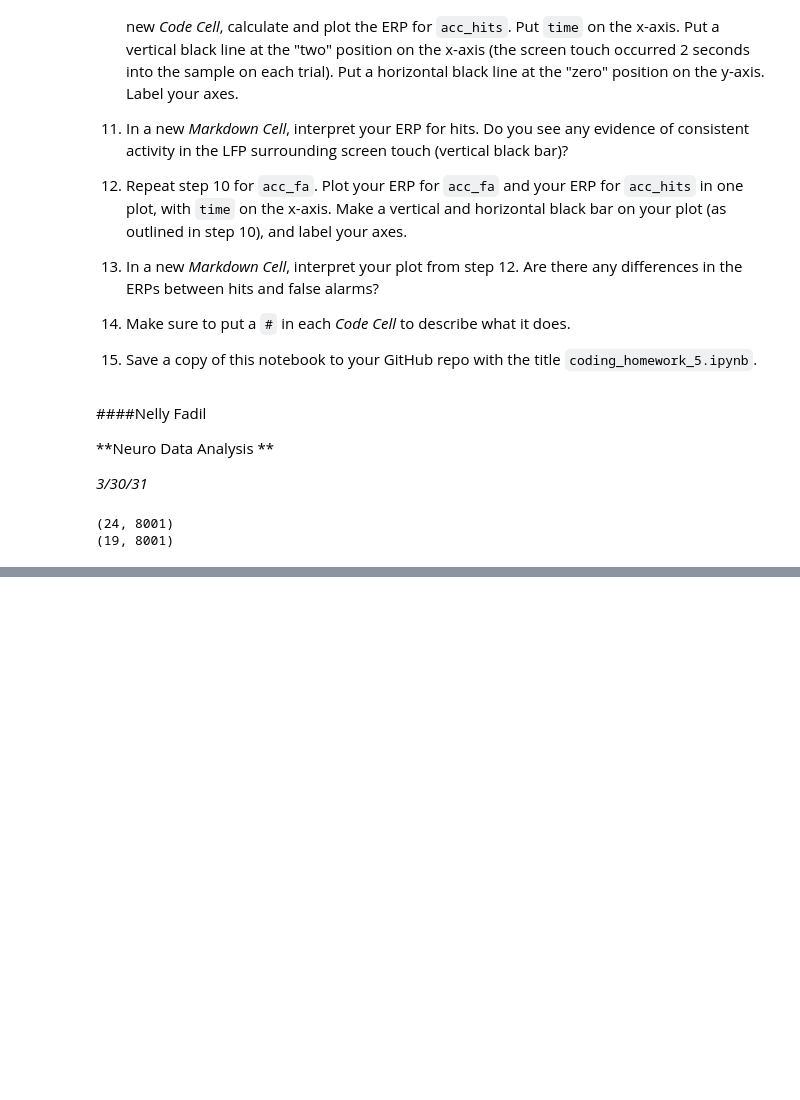
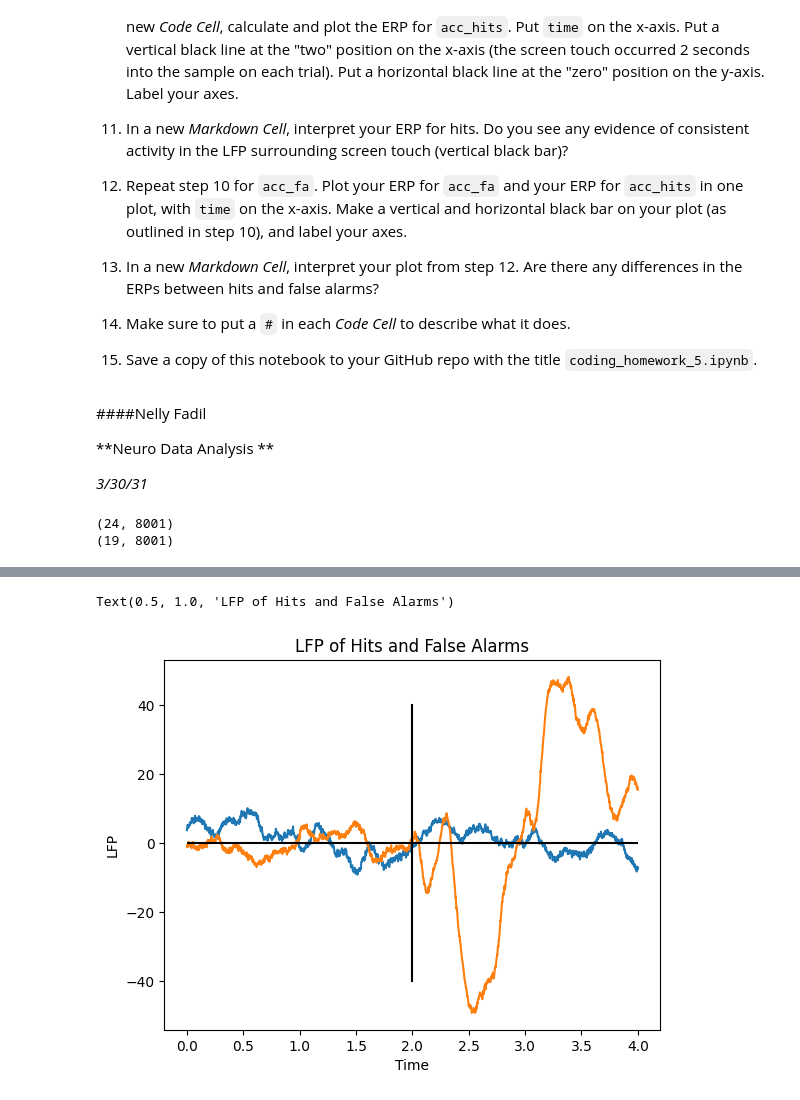
Before and after one commit to nellyfadil/Neuro-265, a Jupyter notebook: coding_homework_5.ipynb, the cells around one changed output, grey strips where cells are left out. Cells and saved outputs as stored; diff of their text form; code cells hidden in the pictures; blank space fills up the shorter version.

```diff
--- a/coding_homework_5.ipynb
+++ b/coding_homework_5.ipynb
@@ -98,0 +108,12 @@ ValueError: ignored
+# %%
+#repeat steps above for ERP of acc_fa. Add ERP from acc_hits onto the same plot.
+plt.plot(time, acc_fa.mean(0))
+plt.plot(time, acc_hits.mean(0))
+plt.hlines(0, time[0], time[-1], "k")
+plt.plot([2.0, 2.0], [40, -40], 'k')
+plt.xlabel('Time')
+plt.ylabel('LFP')
+plt.title('LFP of Hits and False Alarms')
+# %% [output]
+Text(0.5, 1.0, 'LFP of Hits and False Alarms')
+[figure, added]
```
Also changed, not shown: parts of 10 cells of this notebook.
